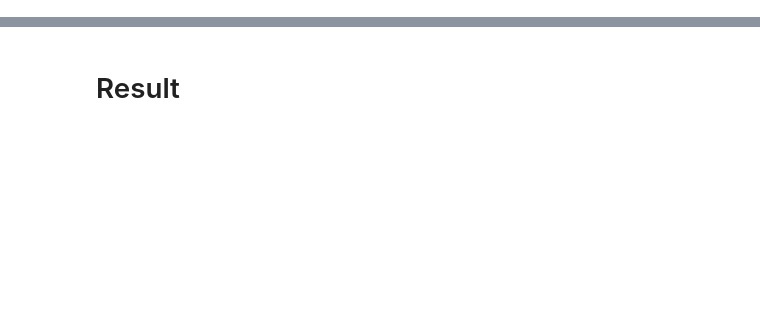
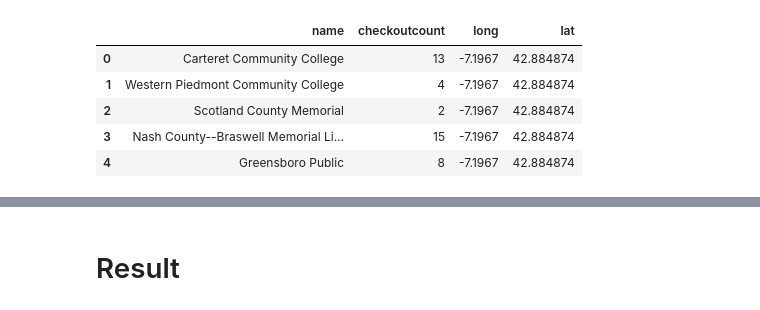
Before and after one commit to robertnadar/Coursera_Capstone, a Jupyter notebook: popularlibrariesinKS.ipynb, the cells around one changed output, grey strips where cells are left out. Saved outputs shown, nothing was run; the diff lists cells and outputs as text; code cells hidden in the pictures; blank space fills up the shorter version.

```diff
--- a/popularlibrariesinKS.ipynb
+++ b/popularlibrariesinKS.ipynb
@@ -15,0 +122,14 @@
+# %%
+# merge the dataframe with latitude and longitude information
+
+df_filtered = df_filtered.set_index('postalcode').join(df_postalcode.set_index('postalcode'))
+df_filtered = df_filtered.sample(frac=1).reset_index(drop=True)
+df_filtered.dropna(subset = ["long","lat"], inplace=True)
+df_filtered.head()
+# %% [output]
+|  | name | checkoutcount | long | lat |
+| 0 | Carteret Community College | 13 | -7.1967 | 42.884874 |
+| 1 | Western Piedmont Community College | 4 | -7.1967 | 42.884874 |
+| 2 | Scotland County Memorial | 2 | -7.1967 | 42.884874 |
+| 3 | Nash County--Braswell Memorial Li... | 15 | -7.1967 | 42.884874 |
+| 4 | Greensboro Public | 8 | -7.1967 | 42.884874 |
```
Also changed, not shown: parts of 49 cells of this notebook.
